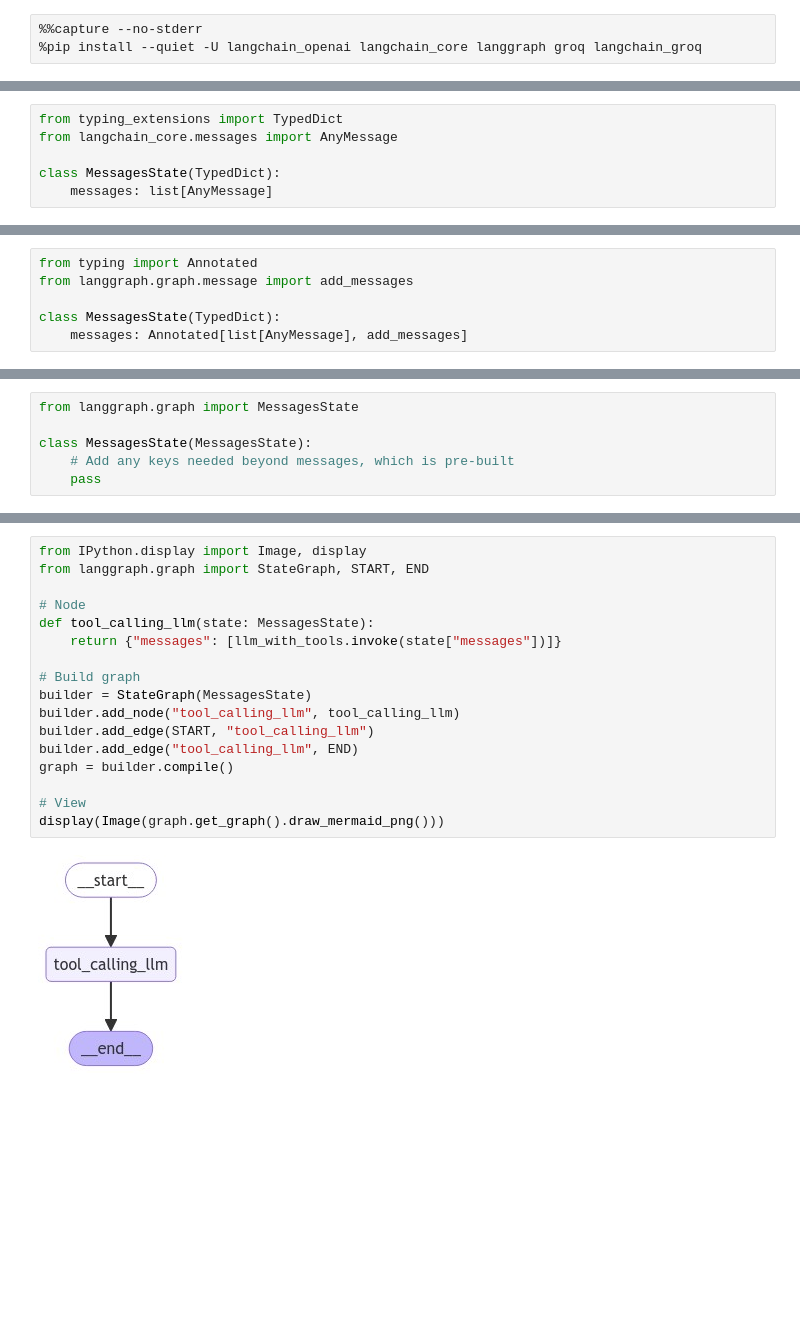
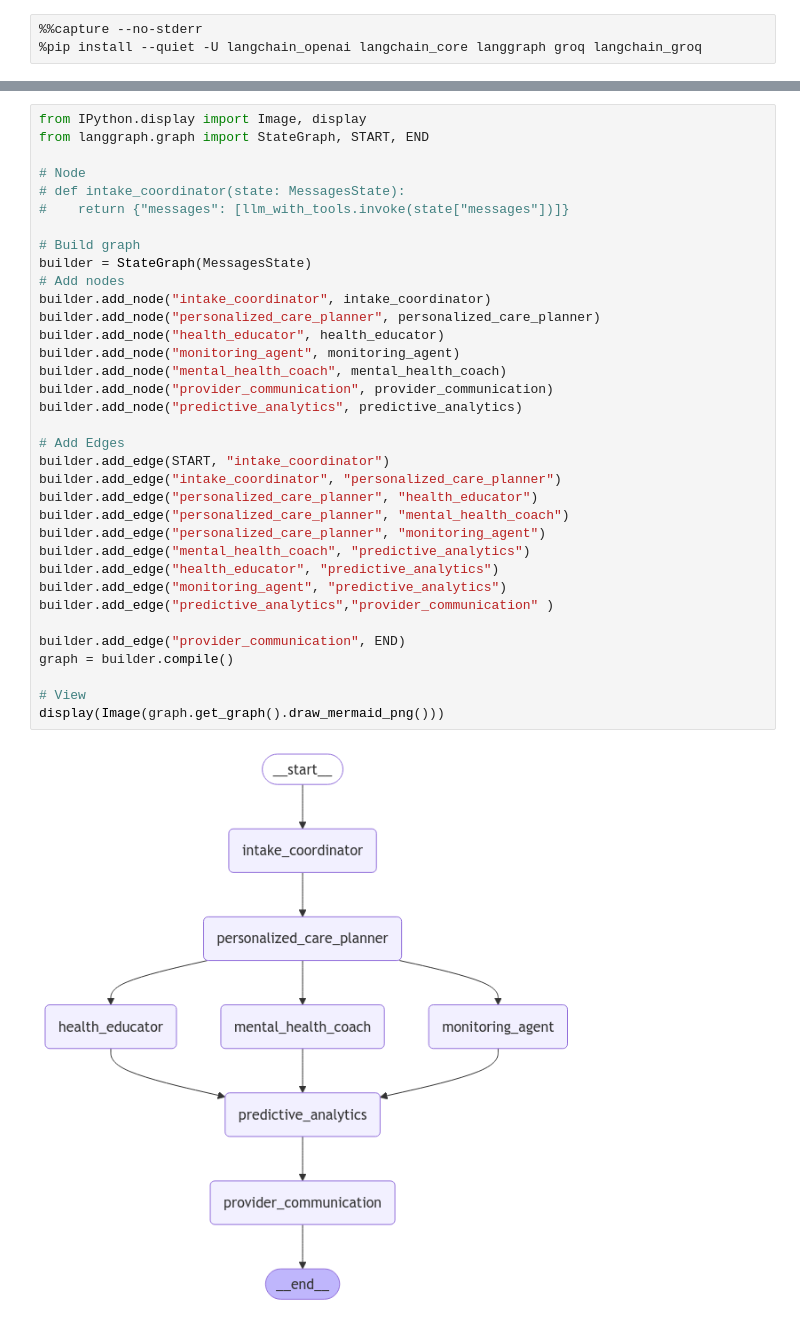
Before and after one commit to rajitha-ramasayam/langchain-academy, a Jupyter notebook: AgentChronicDisease.ipynb, the cells around one changed output, grey strips where cells are left out. Saved outputs shown, nothing was run; the diff lists cells and outputs as text; blank space fills up the shorter version.

```diff
--- a/AgentChronicDisease.ipynb
+++ b/AgentChronicDisease.ipynb
@@ -161,6 +20,0 @@ Let's define our state, `MessagesState`, as a `TypedDict` with a single key: `me
-# %%
-from typing_extensions import TypedDict
-from langchain_core.messages import AnyMessage
-
-class MessagesState(TypedDict):
-    messages: list[AnyMessage]
@@ -189,6 +20,0 @@ We annotate simply need to annotate our `messages` key with the `add_messages` r
-# %%
-from typing import Annotated
-from langgraph.graph.message import add_messages
-
-class MessagesState(TypedDict):
-    messages: Annotated[list[AnyMessage], add_messages]
@@ -205,6 +20,0 @@ We'll usually use `MessagesState` because it is less verbose than defining a cus
-# %%
-from langgraph.graph import MessagesState
-
-class MessagesState(MessagesState):
-    # Add any keys needed beyond messages, which is pre-built
-    pass
@@ -232,19 +95,37 @@ Now, lets use `MessagesState` with a graph.
 # %%
 from IPython.display import Image, display
 from langgraph.graph import StateGraph, START, END
 
 # Node
-def tool_calling_llm(state: MessagesState):
-    return {"messages": [llm_with_tools.invoke(state["messages"])]}
+# def intake_coordinator(state: MessagesState):
+#    return {"messages": [llm_with_tools.invoke(state["messages"])]}
 
 # Build graph
 builder = StateGraph(MessagesState)
-builder.add_node("tool_calling_llm", tool_calling_llm)
-builder.add_edge(START, "tool_calling_llm")
-builder.add_edge("tool_calling_llm", END)
+# Add nodes
+builder.add_node("intake_coordinator", intake_coordinator)
+builder.add_node("personalized_care_planner", personalized_care_planner)
+builder.add_node("health_educator", health_educator)
+builder.add_node("monitoring_agent", monitoring_agent)
+builder.add_node("mental_health_coach", mental_health_coach)
+builder.add_node("provider_communication", provider_communication)
+builder.add_node("predictive_analytics", predictive_analytics)
+
+# Add Edges
+builder.add_edge(START, "intake_coordinator")
+builder.add_edge("intake_coordinator", "personalized_care_planner")
+builder.add_edge("personalized_care_planner", "health_educator")
+builder.add_edge("personalized_care_planner", "mental_health_coach")
+builder.add_edge("personalized_care_planner", "monitoring_agent")
+builder.add_edge("mental_health_coach", "predictive_analytics")
+builder.add_edge("health_educator", "predictive_analytics")
+builder.add_edge("monitoring_agent", "predictive_analytics")
+builder.add_edge("predictive_analytics","provider_communication" )
+
+builder.add_edge("provider_communication", END)
 graph = builder.compile()
 
 # View
 display(Image(graph.get_graph().draw_mermaid_png()))
 # %% [output]
-[figure, old version]
+[figure, new version]
```
Also changed, not shown: parts of 27 cells of this notebook.
